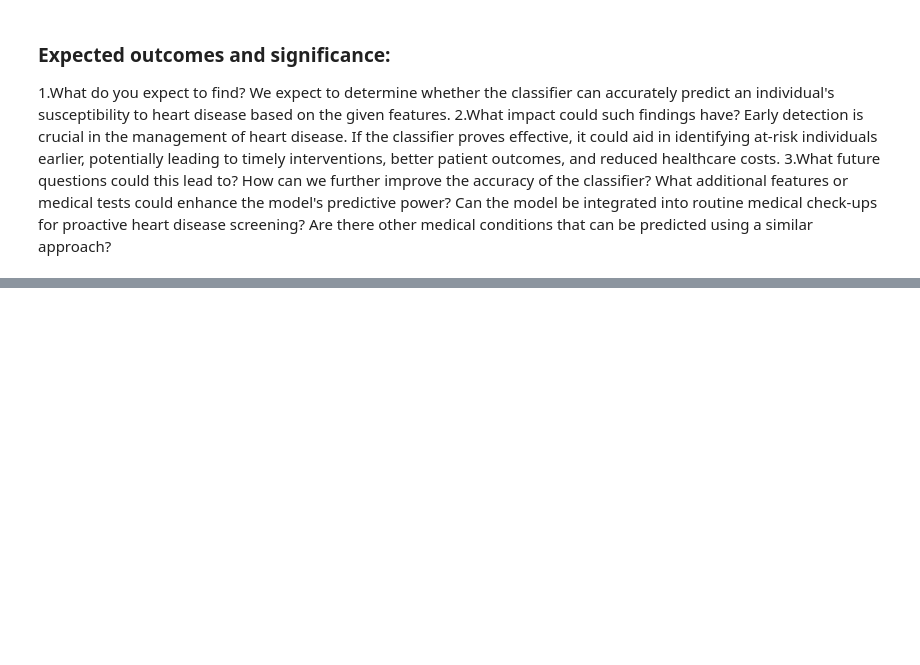
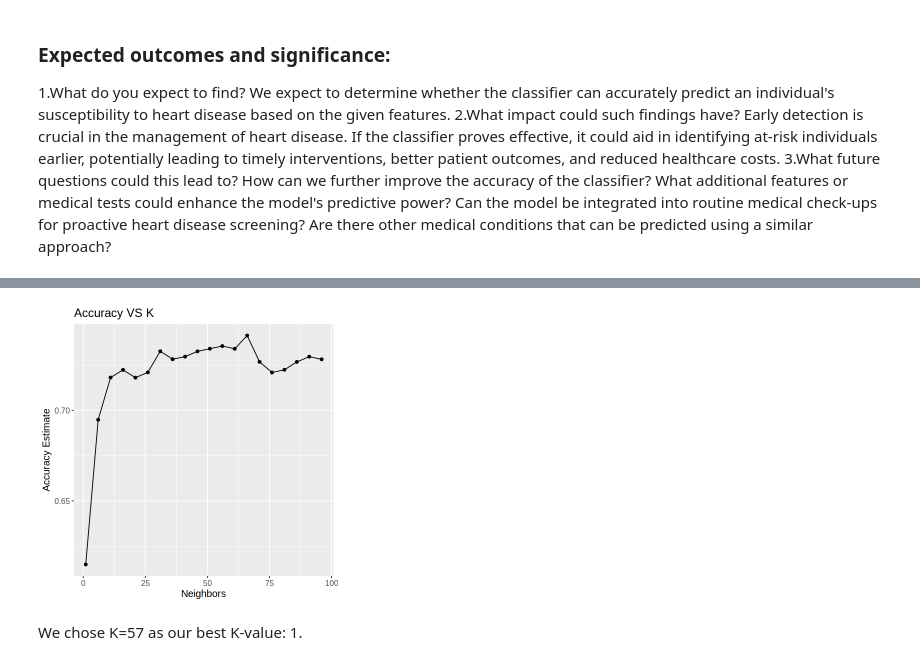
Before and after one commit to Miranayy/DSCI100_009_019, a Jupyter notebook: HeartDisease.ipynb, the cells around one changed output, grey strips where cells are left out. Drawn from its saved outputs; the diff is of its cells as text; code cells hidden in the pictures; blank space fills up the shorter version.

```diff
--- a/HeartDisease.ipynb
+++ b/HeartDisease.ipynb
@@ -143,7 +139,7 @@ knn_spec<-nearest_neighbor(weight_func="rectangular",neighbors=tune())|>
     set_engine("kknn")|>
     set_mode("classification")
 
-k_vals<-tibble(neighbors=seq(from=1,to=50,by=5))
+k_vals<-tibble(neighbors=seq(from=1,to=100,by=5))
 
 knn_results<-workflow()|>
     add_recipe(heart_recipe)|>
@@ -153,3 +149,5 @@ knn_results<-workflow()|>
 
 accuracies<- knn_results|>
     filter(.metric == "accuracy")
+
+accuracies
@@ -155,0 +174,13 @@ accuracies<- knn_results|>
+# %%
+accuracy_vs_k <- ggplot(accuracies, aes(x = neighbors, y = mean)) +
+    geom_point() +
+    geom_line() +
+    labs(x = "Neighbors", y = "Accuracy Estimate") +
+    theme(text = element_text(size = 12))+
+    ggtitle("Accuracy VS K")
+accuracy_vs_k
+# %% [output]
+[figure, added]
+# %% [markdown]
+We chose K=57 as our best K-value:
+1.
```
Also changed, not shown: parts of 2 cells of this notebook.
